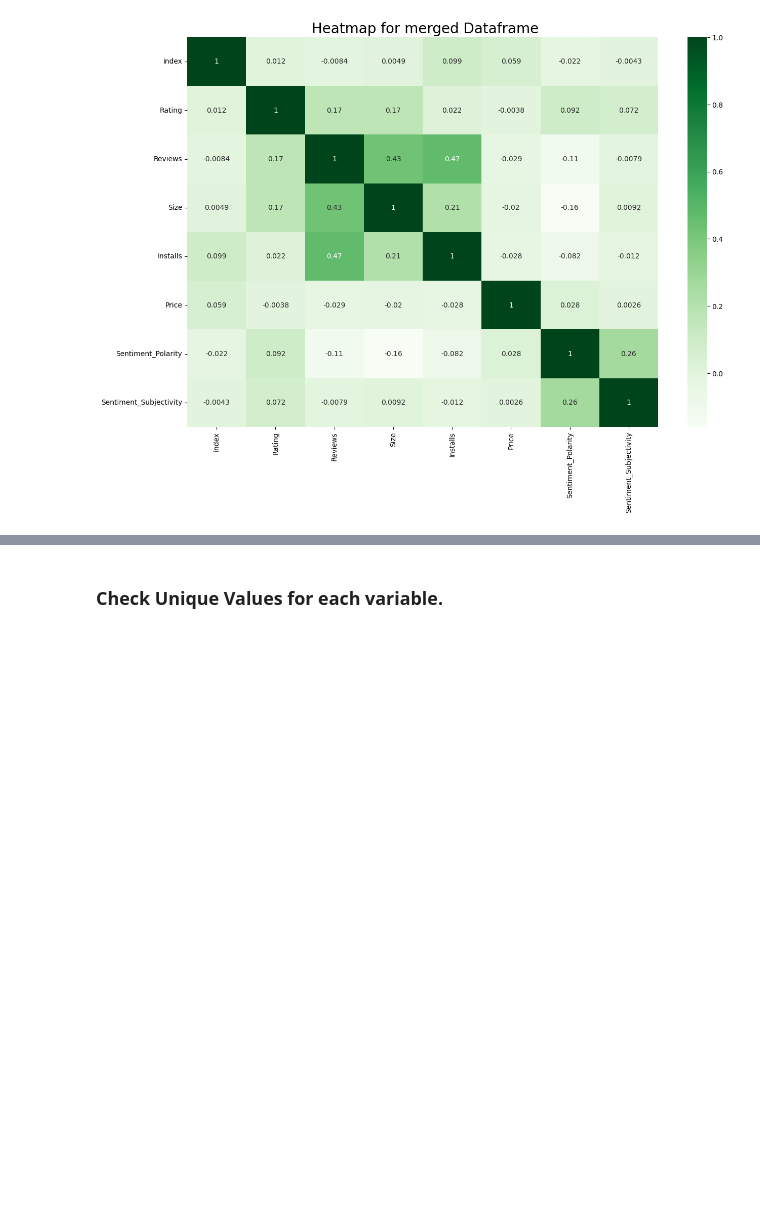
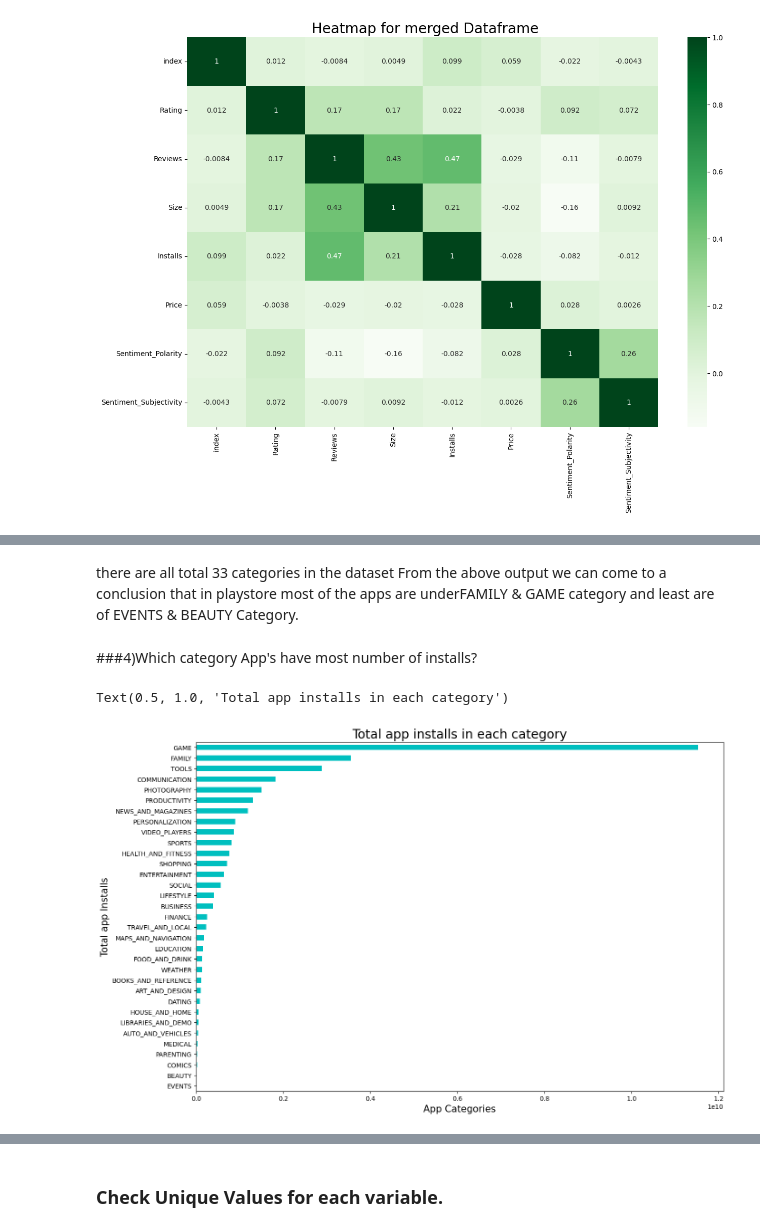
Before and after one commit to chauhan-jaswant/EDA-PROJECT, a Jupyter notebook: Play_Store_App_Review_Analysis.ipynb, the cells around one changed output, grey strips where cells are left out. Drawn from its saved outputs; the diff is of its cells as text; code cells hidden in the pictures; blank space fills up the shorter version.

```diff
--- a/Play_Store_App_Review_Analysis.ipynb
+++ b/Play_Store_App_Review_Analysis.ipynb
@@ -808,0 +864,17 @@ Answer Here
+# %% [markdown]
+
+there are all total 33 categories in the dataset From the above output we can come to a conclusion that in playstore most of the apps are underFAMILY & GAME category and least are of EVENTS & BEAUTY Category.
+# %% [markdown]
+###4)Which category App's have most number of installs?
+# %%
+#total app installs in each category of the play store
+
+a=df.groupby(['Category'])['Installs'].sum().sort_values()
+a.plot.barh(figsize=(15,10), color = 'c', )
+plt.ylabel('Total app Installs', fontsize = 15)
+plt.xlabel('App Categories', fontsize = 15)
+plt.xticks()
+plt.title('Total app installs in each category', fontsize = 20)
+# %% [output]
+Text(0.5, 1.0, 'Total app installs in each category')
+[figure, added]
```
Also changed, not shown: parts of 148 cells of this notebook.
